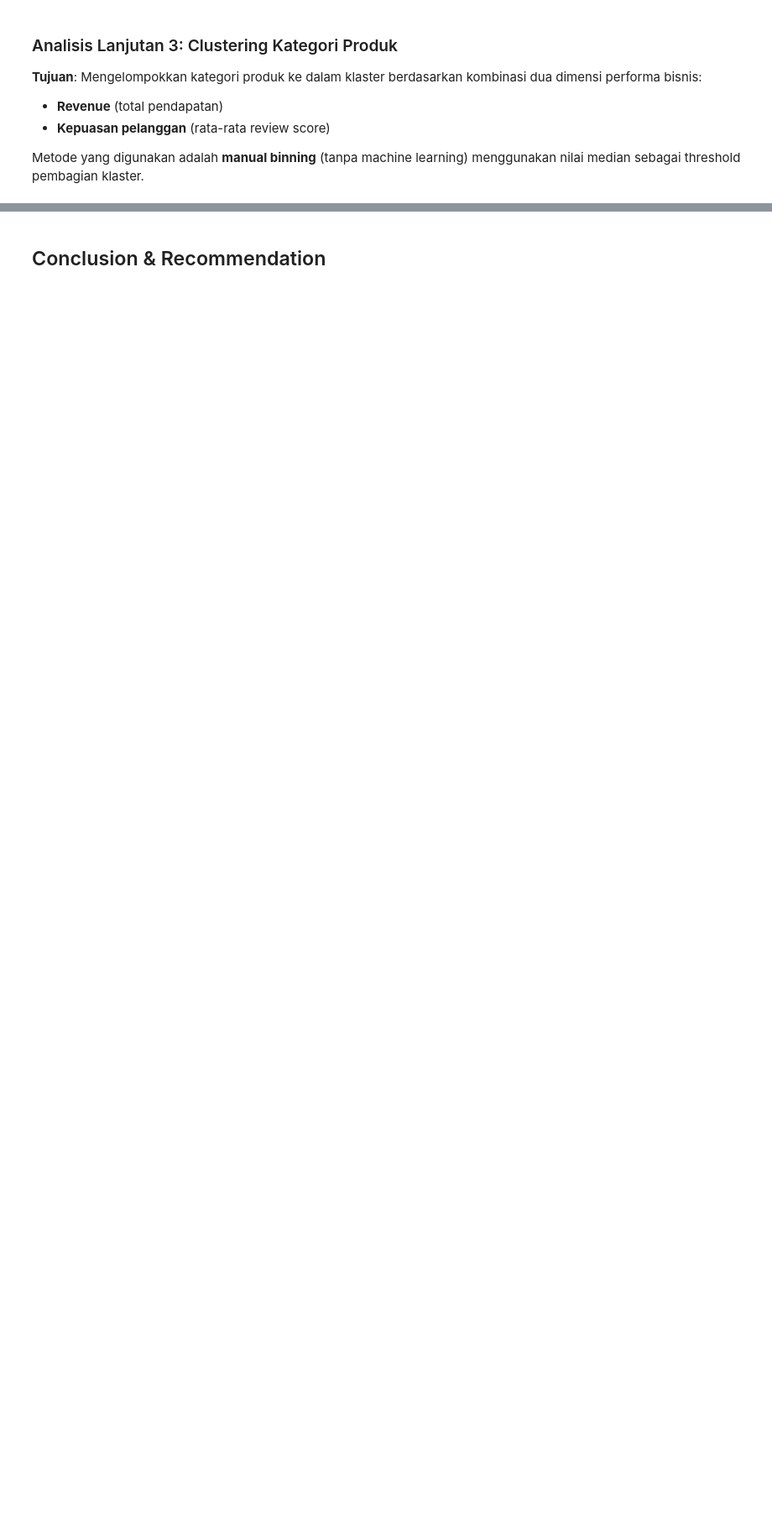
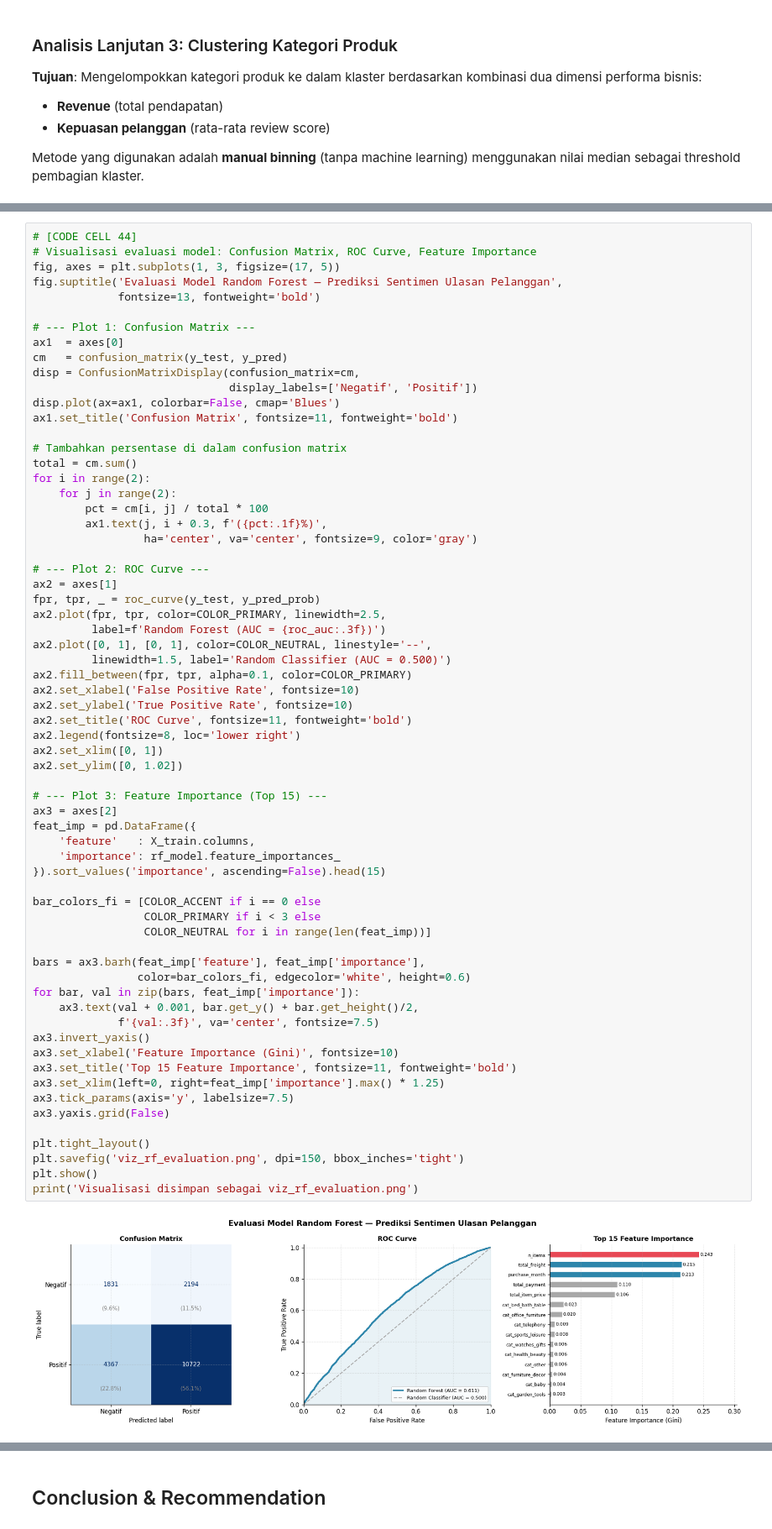
Before and after one commit to ulumlab/brazilian-ecommerce-analysis, a Jupyter notebook: notebook.ipynb, the cells around one changed output, grey strips where cells are left out. Shown at 84% size. Drawn from its saved outputs; the diff is of its cells as text; blank space fills up the shorter version.

```diff
--- a/notebook.ipynb
+++ b/notebook.ipynb
@@ -1425,0 +1935,67 @@ Visualisasi clustering disimpan sebagai viz_clustering.png
+# %%
+# [CODE CELL 44]
+# Visualisasi evaluasi model: Confusion Matrix, ROC Curve, Feature Importance
+fig, axes = plt.subplots(1, 3, figsize=(17, 5))
+fig.suptitle('Evaluasi Model Random Forest — Prediksi Sentimen Ulasan Pelanggan',
+             fontsize=13, fontweight='bold')
+
+# --- Plot 1: Confusion Matrix ---
+ax1  = axes[0]
+cm   = confusion_matrix(y_test, y_pred)
+disp = ConfusionMatrixDisplay(confusion_matrix=cm,
+                              display_labels=['Negatif', 'Positif'])
+disp.plot(ax=ax1, colorbar=False, cmap='Blues')
+ax1.set_title('Confusion Matrix', fontsize=11, fontweight='bold')
+
+# Tambahkan persentase di dalam confusion matrix
+total = cm.sum()
+for i in range(2):
+    for j in range(2):
+        pct = cm[i, j] / total * 100
+        ax1.text(j, i + 0.3, f'({pct:.1f}%)',
+                 ha='center', va='center', fontsize=9, color='gray')
+
+# --- Plot 2: ROC Curve ---
+ax2 = axes[1]
+fpr, tpr, _ = roc_curve(y_test, y_pred_prob)
+ax2.plot(fpr, tpr, color=COLOR_PRIMARY, linewidth=2.5,
+         label=f'Random Forest (AUC = {roc_auc:.3f})')
+ax2.plot([0, 1], [0, 1], color=COLOR_NEUTRAL, linestyle='--',
+         linewidth=1.5, label='Random Classifier (AUC = 0.500)')
+ax2.fill_between(fpr, tpr, alpha=0.1, color=COLOR_PRIMARY)
+ax2.set_xlabel('False Positive Rate', fontsize=10)
+ax2.set_ylabel('True Positive Rate', fontsize=10)
+ax2.set_title('ROC Curve', fontsize=11, fontweight='bold')
+ax2.legend(fontsize=8, loc='lower right')
+ax2.set_xlim([0, 1])
+ax2.set_ylim([0, 1.02])
+
+# --- Plot 3: Feature Importance (Top 15) ---
+ax3 = axes[2]
+feat_imp = pd.DataFrame({
+    'feature'   : X_train.columns,
+    'importance': rf_model.feature_importances_
+}).sort_values('importance', ascending=False).head(15)
+
+bar_colors_fi = [COLOR_ACCENT if i == 0 else
+                 COLOR_PRIMARY if i < 3 else
+                 COLOR_NEUTRAL for i in range(len(feat_imp))]
+
+bars = ax3.barh(feat_imp['feature'], feat_imp['importance'],
+                color=bar_colors_fi, edgecolor='white', height=0.6)
+for bar, val in zip(bars, feat_imp['importance']):
+    ax3.text(val + 0.001, bar.get_y() + bar.get_height()/2,
+             f'{val:.3f}', va='center', fontsize=7.5)
+ax3.invert_yaxis()
+ax3.set_xlabel('Feature Importance (Gini)', fontsize=10)
+ax3.set_title('Top 15 Feature Importance', fontsize=11, fontweight='bold')
+ax3.set_xlim(left=0, right=feat_imp['importance'].max() * 1.25)
+ax3.tick_params(axis='y', labelsize=7.5)
+ax3.yaxis.grid(False)
+
+plt.tight_layout()
+plt.savefig('viz_rf_evaluation.png', dpi=150, bbox_inches='tight')
+plt.show()
+print('Visualisasi disimpan sebagai viz_rf_evaluation.png')
+# %% [output]
+[figure, added]
```
Also changed, not shown: parts of 69 cells of this notebook, 1 other file.
